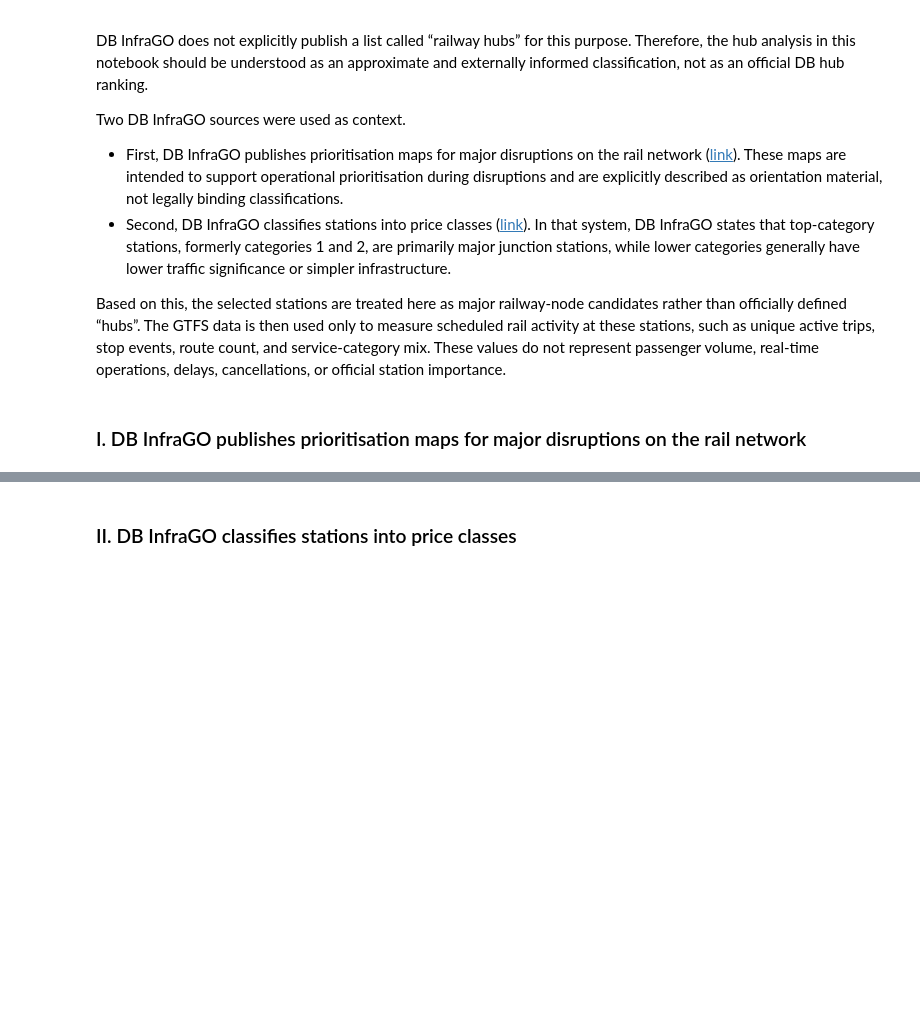
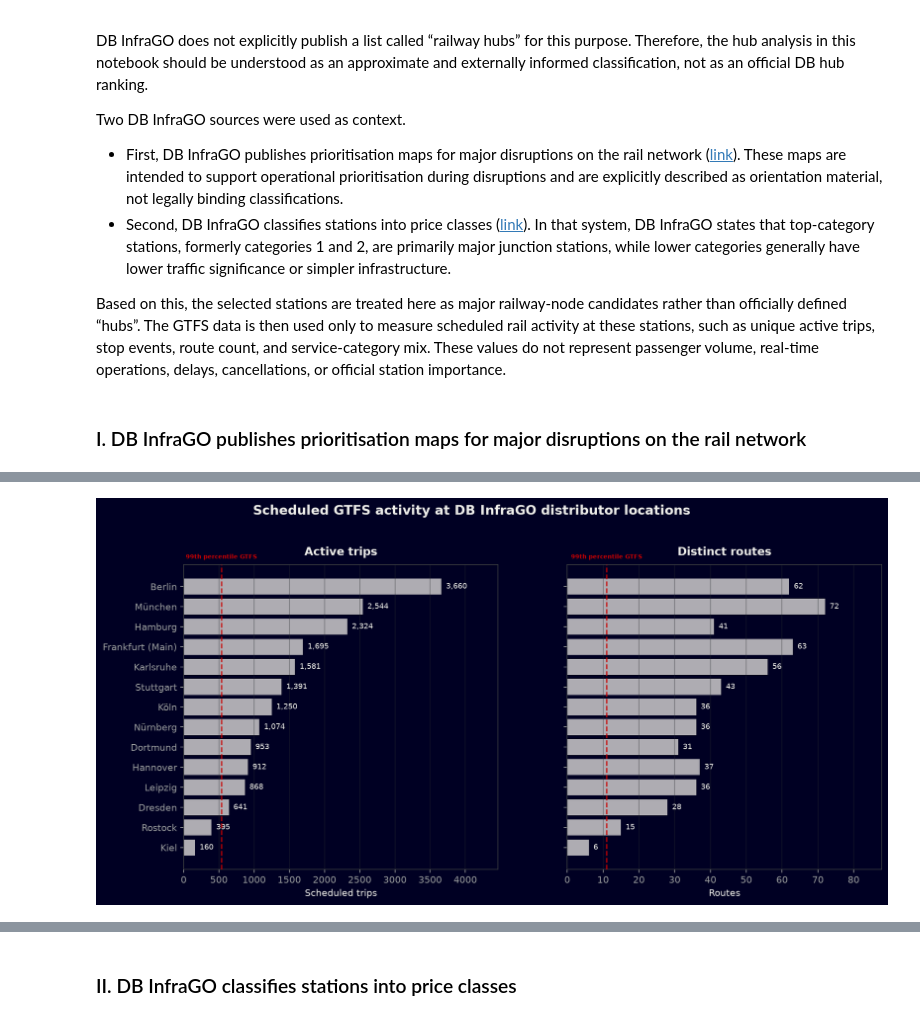
Before and after one commit to Jackson-7/bahnfluss-deutschland, a Jupyter notebook: analysis.ipynb, the cells around one changed output, grey strips where cells are left out. Drawn from its saved outputs; the diff is of its cells as text; code cells hidden in the pictures; blank space fills up the shorter version.

```diff
--- a/analysis.ipynb
+++ b/analysis.ipynb
@@ -773,0 +763,99 @@ plt.show()
+# %%
+plot_df = db_infrago_activity.sort_values("active_trips", ascending=True).copy()
+y = np.arange(len(plot_df))
+
+fig, axes = plt.subplots(ncols=2, figsize=(13, 6.4), dpi=160, sharey=True)
+fig.patch.set_facecolor(BACKGROUND)
+
+reference_colour = "#CB0101"
+reference_quantile = 0.99
+reference_label = "99th percentile GTFS"
+
+reference_metrics = {
+    "active_trips": hub_candidates["active_trips"].quantile(reference_quantile),
+    "route_count": hub_candidates["route_count"].quantile(reference_quantile),
+}
+
+metrics = [
+    ("active_trips", "Active trips", "Scheduled trips"),
+    ("route_count", "Distinct routes", "Routes"),
+]
+
+for ax, (metric, title, xlabel) in zip(axes, metrics):
+    ax.set_facecolor(BACKGROUND)
+
+    ax.barh(
+        plot_df["location"],
+        plot_df[metric],
+        color=TOTAL,
+        alpha=0.72,
+    )
+
+    x_offset = max(plot_df[metric].max() * 0.018, 0.5)
+
+    for index, value in enumerate(plot_df[metric]):
+        ax.text(
+            value + x_offset,
+            index,
+            f"{int(value):,}",
+            va="center",
+            color=FOREGROUND,
+            fontsize=8,
+        )
+
+    max_value = plot_df[metric].max()
+
+    if metric in reference_metrics:
+        reference_value = reference_metrics[metric]
+
+        ax.axvline(
+            reference_value,
+            color=reference_colour,
+            linestyle="--",
+            linewidth=1.4,
+            alpha=0.9,
+            zorder=3,
+        )
+
+        ax.text(
+            reference_value,
+            1.015,
+            reference_label,
+            transform=ax.get_xaxis_transform(),
+            va="bottom",
+            ha="center",
+            color=reference_colour,
+            fontsize=6.5,
+            fontweight="bold",
+        )
+
+    ax.set_title(title, color=FOREGROUND, fontweight="bold", pad=10)
+    ax.set_xlabel(xlabel, color=FOREGROUND)
+    ax.tick_params(axis="x", colors=MUTED)
+    ax.tick_params(axis="y", colors=MUTED)
+    ax.grid(axis="x", color=GRID, alpha=0.45)
+
+    ax.set_xlim(0, max_value * 1.22 if max_value else 1)
+
+    for spine in ax.spines.values():
+        spine.set_color(SPINE)
+
+fig.suptitle(
+    "Scheduled GTFS activity at DB InfraGO distributor locations",
+    color=FOREGROUND,
+    fontweight="bold",
+    fontsize=14,
+    y=0.98,
+)
+
+fig.subplots_adjust(
+    left=0.17,
+    right=0.97,
+    top=0.84,
+    bottom=0.13,
+    wspace=0.22,
+)
+
+plt.show()
+# %% [output]
+[figure, added]
```
Also changed, not shown: parts of 15 cells of this notebook.
